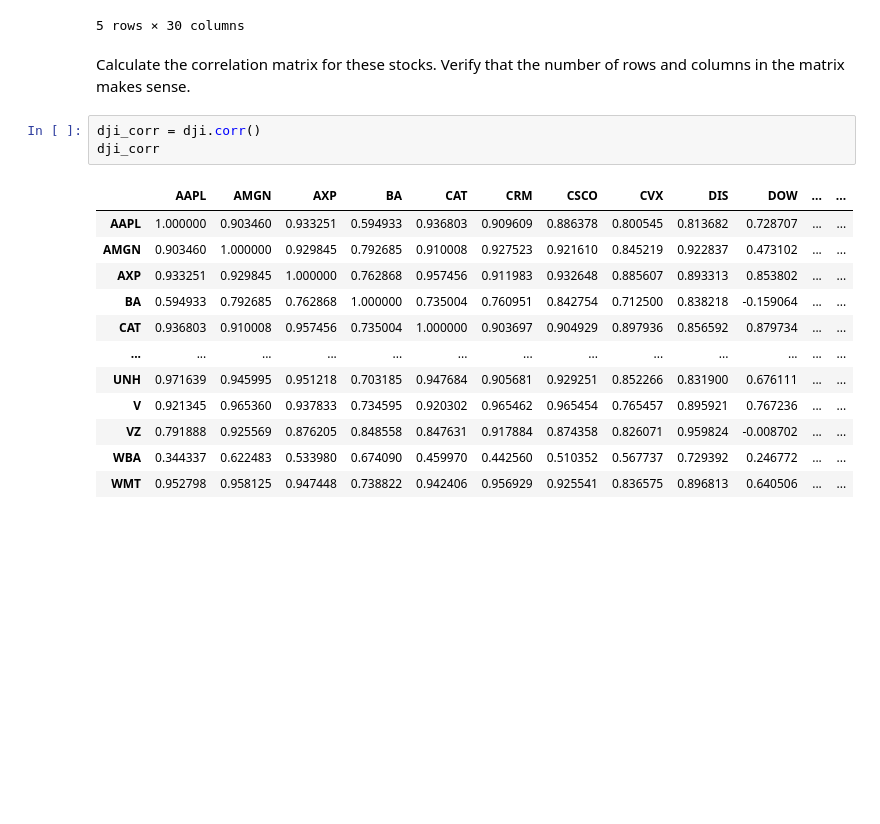
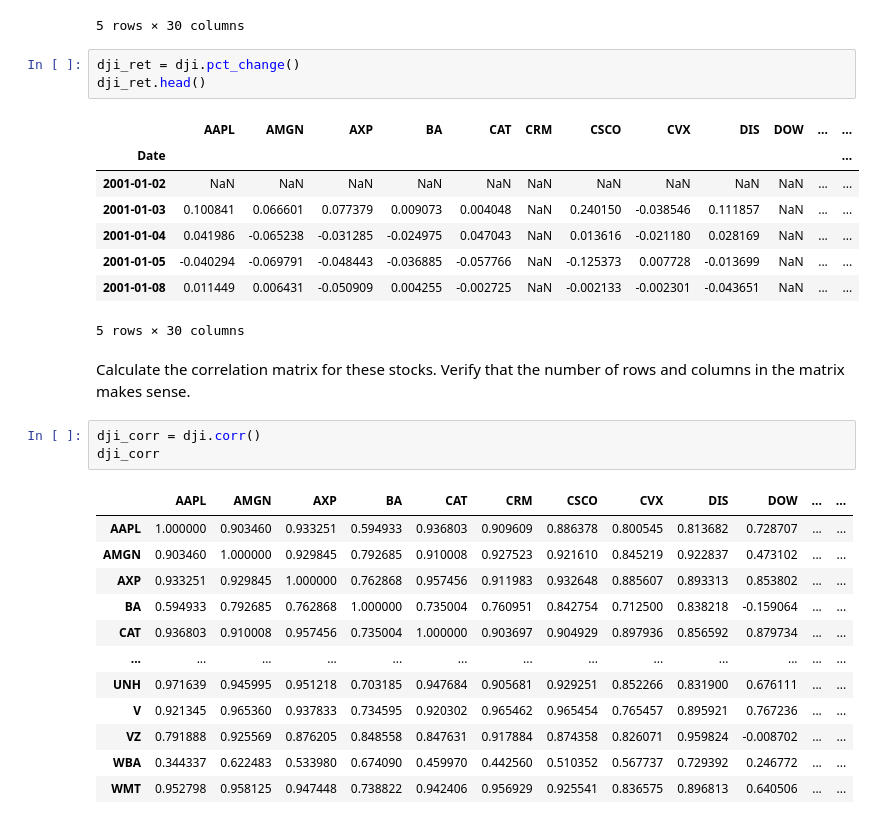
Before and after one commit to vargopal/stockMarket, a Jupyter notebook: HW1.ipynb, the cells around one changed output. Drawn from its saved outputs; the diff is of its cells as text; blank space fills up the shorter version.

```diff
--- a/HW1.ipynb
+++ b/HW1.ipynb
@@ -218,6 +218,18 @@ dji.head()
 | 2001-01-05 | 0.248876 | 43.329205 | 33.141499 | 38.384380 | 12.871086 | NaN | 25.802353 | 17.943991 | 24.540504 | NaN | ... | ... |
 | 2001-01-08 | 0.251726 | 43.607864 | 31.454287 | 38.547695 | 12.836018 | NaN | 25.747305 | 17.902706 | 23.469290 | NaN | ... | ... |
 5 rows × 30 columns
+# %%
+dji_ret = dji.pct_change()
+dji_ret.head()
+# %% [output]
+|  | AAPL | AMGN | AXP | BA | CAT | CRM | CSCO | CVX | DIS | DOW | ... | ... |
+| Date |  |  |  |  |  |  |  |  |  |  |  | ... |
+| 2001-01-02 | NaN | NaN | NaN | NaN | NaN | NaN | NaN | NaN | NaN | NaN | ... | ... |
+| 2001-01-03 | 0.100841 | 0.066601 | 0.077379 | 0.009073 | 0.004048 | NaN | 0.240150 | -0.038546 | 0.111857 | NaN | ... | ... |
+| 2001-01-04 | 0.041986 | -0.065238 | -0.031285 | -0.024975 | 0.047043 | NaN | 0.013616 | -0.021180 | 0.028169 | NaN | ... | ... |
+| 2001-01-05 | -0.040294 | -0.069791 | -0.048443 | -0.036885 | -0.057766 | NaN | -0.125373 | 0.007728 | -0.013699 | NaN | ... | ... |
+| 2001-01-08 | 0.011449 | 0.006431 | -0.050909 | 0.004255 | -0.002725 | NaN | -0.002133 | -0.002301 | -0.043651 | NaN | ... | ... |
+5 rows × 30 columns
 # %% [markdown]
 Calculate the correlation matrix for these stocks. Verify that the number of rows and columns in the matrix makes sense.
 # %%
```
Also changed, not shown: parts of 10 cells of this notebook.
